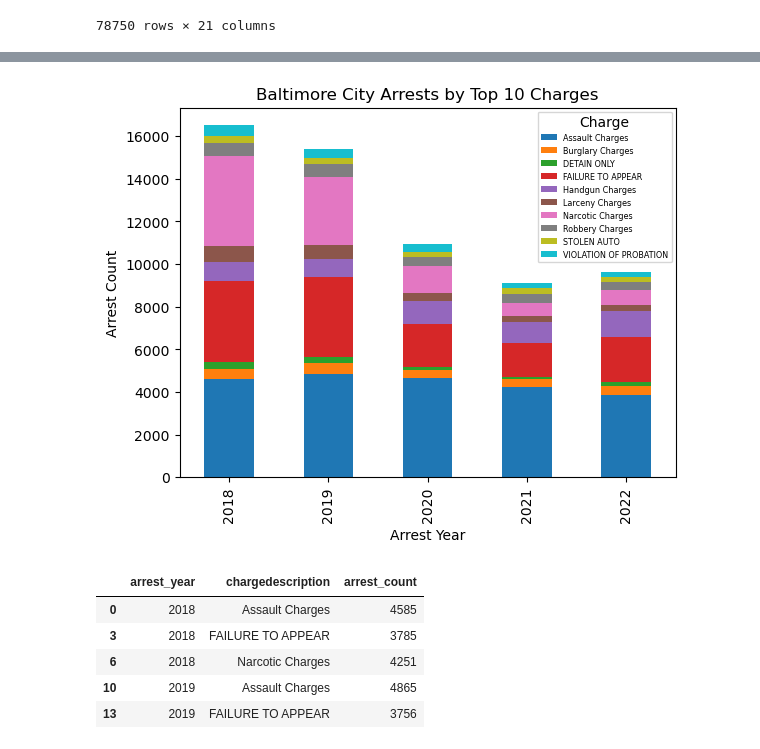
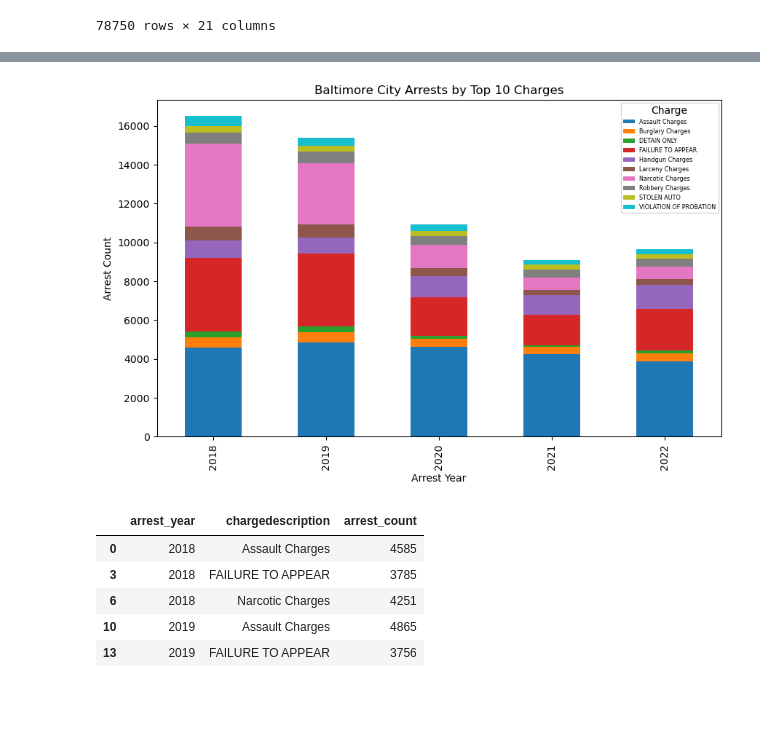
Before and after one commit to erusin12/dataProject1, a Jupyter notebook: dataProject1.ipynb, the cells around one changed output, grey strips where cells are left out. Cells and saved outputs as stored; diff of their text form; code cells hidden in the pictures; blank space fills up the shorter version.

```diff
--- a/dataProject1.ipynb
+++ b/dataProject1.ipynb
@@ -120,18 +118,20 @@ charge_count = filtered_data.groupby(["arrest_year", "chargedescription"]).size(
-# %%
-# Plot your data in a stacked bar chart
-charge_count.pivot(index='arrest_year', columns='chargedescription', values='arrest_count').plot(kind='bar', stacked=True)
-
-# Label the x and y axis
-plt.title("Baltimore City Arrests by Top 10 Charges")
-plt.xlabel("Arrest Year")
-plt.ylabel("Arrest Count")
-
-# Format the legend
-plt.legend(title="Charge", loc=1, fontsize='xx-small', fancybox=True)
-# Show the plot
-plt.show()
-# %% [output]
-[figure, removed]
+# %%
+# Increase figure size
+plt.rcParams["figure.figsize"] = (10, 6)
+# Plot your data in a stacked bar chart
+charge_count.pivot(index='arrest_year', columns='chargedescription', values='arrest_count').plot(kind='bar', stacked=True)
+
+# Label the x and y axis
+plt.title("Baltimore City Arrests by Top 10 Charges")
+plt.xlabel("Arrest Year")
+plt.ylabel("Arrest Count")
+
+# Format the legend
+plt.legend(title="Charge", loc=1, fontsize='xx-small', fancybox=True)
+# Show the plot
+plt.show()
+# %% [output]
+[figure, added]
 # %%
 # Isolate top 3 charges for better line graph readability
 top_3_charges=charge_count.loc[charge_count['chargedescription'].isin(['Assault Charges', 'Narcotic Charges', 'FAILURE TO APPEAR'])]
```
Also changed, not shown: parts of 20 cells of this notebook.
